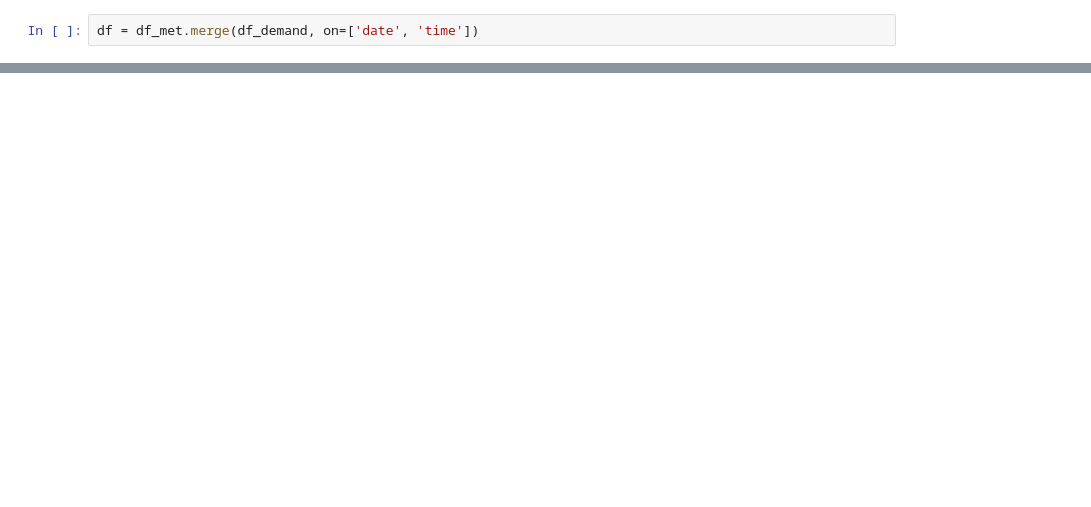
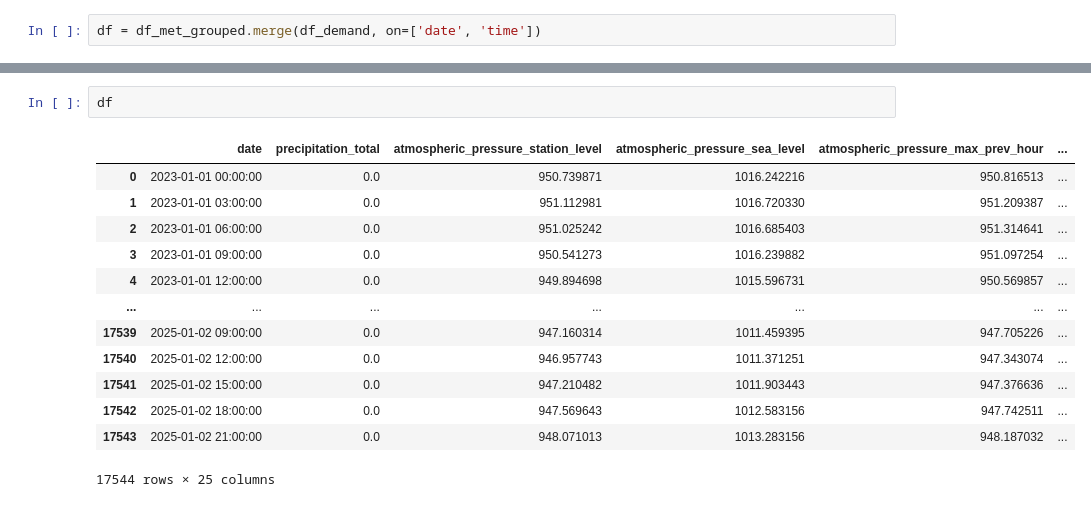
Before and after one commit to SiddiJr/energy-load-forecast, a Jupyter notebook: notebooks/EDA.ipynb, the cells around one changed output, grey strips where cells are left out. Cells and saved outputs as stored; diff of their text form; blank space fills up the shorter version.

```diff
--- a/notebooks/EDA.ipynb
+++ b/notebooks/EDA.ipynb
@@ -18,3 +53,3 @@ df_demand['time'] = df_demand['time'].dt.time
 # %%
-df = df_met.merge(df_demand, on=['date', 'time'])
+df = df_met_grouped.merge(df_demand, on=['date', 'time'])
 # %%
@@ -29,0 +58,16 @@ df.head()
+# %%
+df
+# %% [output]
+|  | date | precipitation_total | atmospheric_pressure_station_level | atmospheric_pressure_sea_level | atmospheric_pressure_max_prev_hour | ... |
+| 0 | 2023-01-01 00:00:00 | 0.0 | 950.739871 | 1016.242216 | 950.816513 | ... |
+| 1 | 2023-01-01 03:00:00 | 0.0 | 951.112981 | 1016.720330 | 951.209387 | ... |
+| 2 | 2023-01-01 06:00:00 | 0.0 | 951.025242 | 1016.685403 | 951.314641 | ... |
+| 3 | 2023-01-01 09:00:00 | 0.0 | 950.541273 | 1016.239882 | 951.097254 | ... |
+| 4 | 2023-01-01 12:00:00 | 0.0 | 949.894698 | 1015.596731 | 950.569857 | ... |
+| ... | ... | ... | ... | ... | ... | ... |
+| 17539 | 2025-01-02 09:00:00 | 0.0 | 947.160314 | 1011.459395 | 947.705226 | ... |
+| 17540 | 2025-01-02 12:00:00 | 0.0 | 946.957743 | 1011.371251 | 947.343074 | ... |
+| 17541 | 2025-01-02 15:00:00 | 0.0 | 947.210482 | 1011.903443 | 947.376636 | ... |
+| 17542 | 2025-01-02 18:00:00 | 0.0 | 947.569643 | 1012.583156 | 947.742511 | ... |
+| 17543 | 2025-01-02 21:00:00 | 0.0 | 948.071013 | 1013.283156 | 948.187032 | ... |
+17544 rows × 25 columns
```
Also changed, not shown: parts of 9 cells of this notebook, 6 other files.
